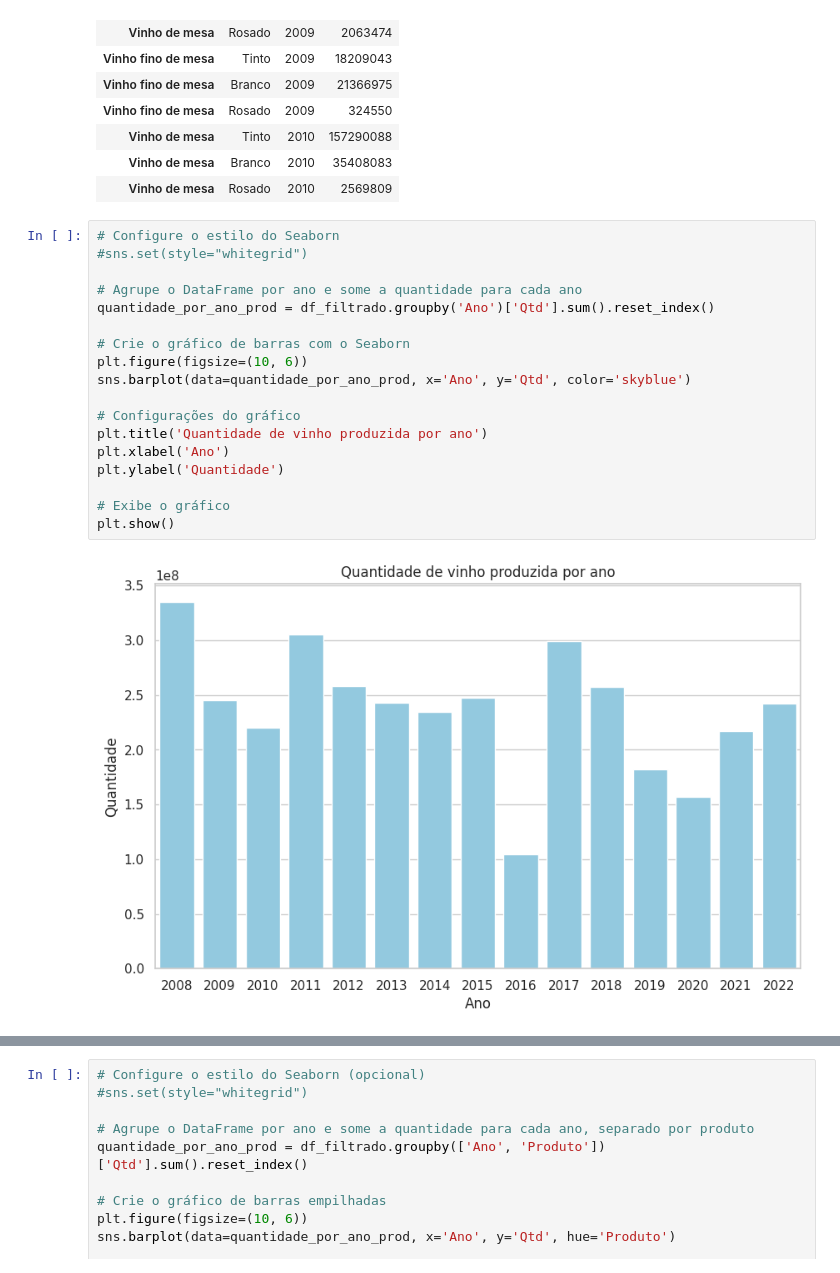
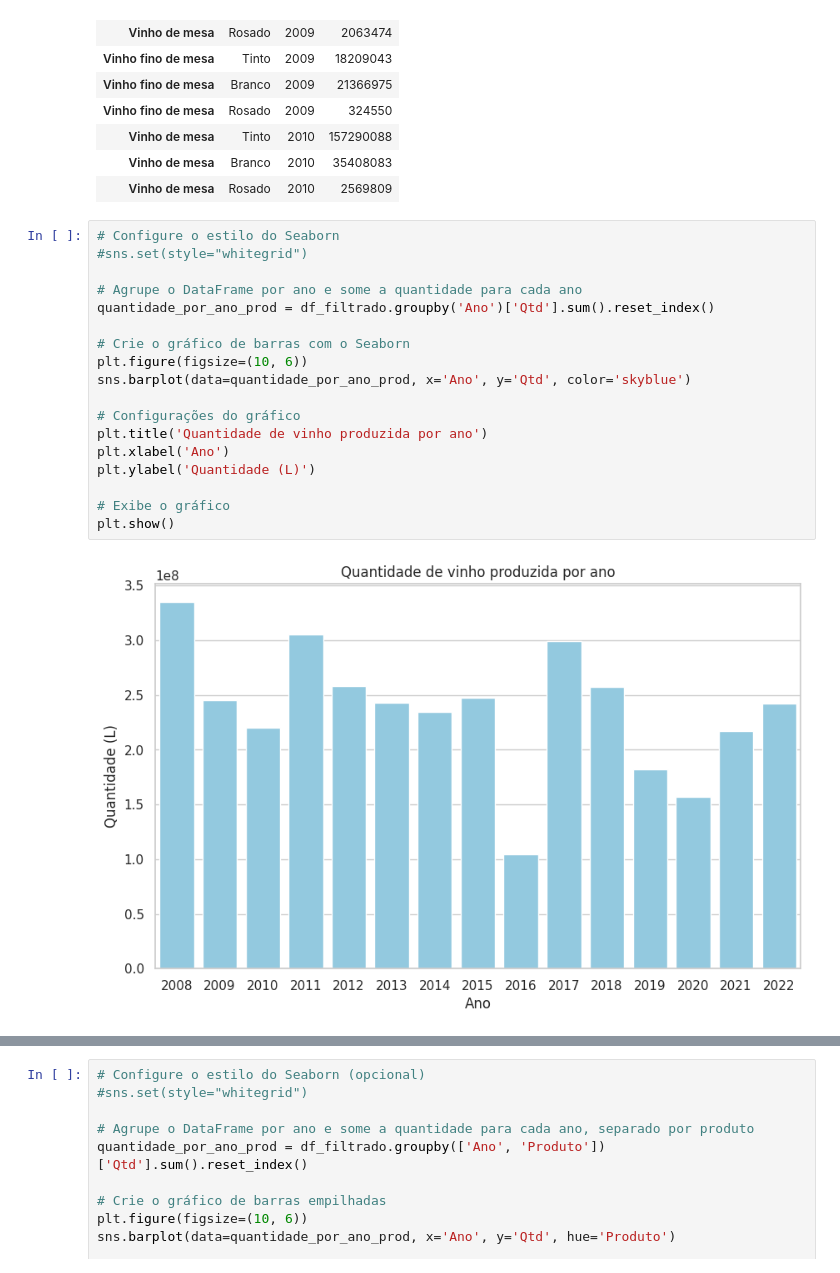
Before and after one commit to VivianeCorreia/Tech-Challenge, a Jupyter notebook: 2_challenge.ipynb, the cells around one changed output, grey strips where cells are left out. Saved outputs shown, nothing was run; the diff lists cells and outputs as text.

```diff
--- a/2_challenge.ipynb
+++ b/2_challenge.ipynb
@@ -115,20 +116,20 @@ df_filtrado.head(15)
 # %%
 # Configure o estilo do Seaborn
 #sns.set(style="whitegrid")
 
 # Agrupe o DataFrame por ano e some a quantidade para cada ano
 quantidade_por_ano_prod = df_filtrado.groupby('Ano')['Qtd'].sum().reset_index()
 
 # Crie o gráfico de barras com o Seaborn
 plt.figure(figsize=(10, 6))
 sns.barplot(data=quantidade_por_ano_prod, x='Ano', y='Qtd', color='skyblue')
 
 # Configurações do gráfico
 plt.title('Quantidade de vinho produzida por ano')
 plt.xlabel('Ano')
-plt.ylabel('Quantidade')
+plt.ylabel('Quantidade (L)')
 
 # Exibe o gráfico
 plt.show()
 # %% [output]
-[figure, old version]
+[figure, new version]
```
Also changed, not shown: parts of 8 cells of this notebook.
